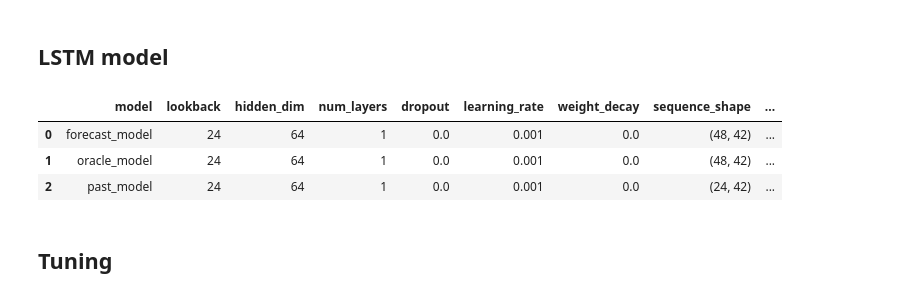
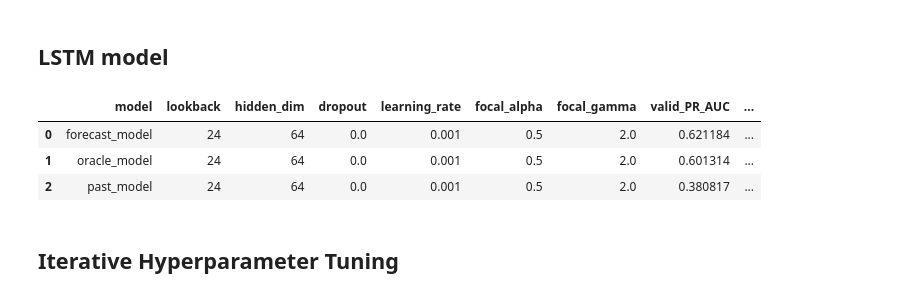
Before and after one commit to ranadeep83/Predicting_curtailment_events--Deep_Learning_Erdos-_2026, a Jupyter notebook: Experimental_modeling/lstm.ipynb, the cells around one changed output. Cells and saved outputs as stored; diff of their text form; code cells hidden in the pictures.

```diff
--- a/Experimental_modeling/lstm.ipynb
+++ b/Experimental_modeling/lstm.ipynb
@@ -229,9 +228,9 @@ def build_model_datasets(current_lookback):
     }
 
     summary = pd.DataFrame([
-        {"model": "past_model", "lookback": current_lookback, "train": len(datasets["past_model"]["y_train"]), "valid": len(datasets["past_model"]["y_valid"]), "test": len(datasets["past_model"]["y_test"]), "sequence_shape": X_past.shape[1:]},
-        {"model": "forecast_model", "lookback": current_lookback, "train": len(datasets["forecast_model"]["y_train"]), "valid": len(datasets["forecast_model"]["y_valid"]), "test": len(datasets["forecast_model"]["y_test"]), "sequence_shape": X_forecast.shape[1:]},
-        {"model": "oracle_model", "lookback": current_lookback, "train": len(datasets["oracle_model"]["y_train"]), "valid": len(datasets["oracle_model"]["y_valid"]), "test": len(datasets["oracle_model"]["y_test"]), "sequence_shape": X_oracle.shape[1:]},
+        {"model": "past_model", "lookback": current_lookback, "train": len(datasets["past_model"]["y_train"]), "valid": len(datasets["past_model"]["y_valid"]), "sequence_shape": X_past.shape[1:]},
+        {"model": "forecast_model", "lookback": current_lookback, "train": len(datasets["forecast_model"]["y_train"]), "valid": len(datasets["forecast_model"]["y_valid"]), "sequence_shape": X_forecast.shape[1:]},
+        {"model": "oracle_model", "lookback": current_lookback, "train": len(datasets["oracle_model"]["y_train"]), "valid": len(datasets["oracle_model"]["y_valid"]), "sequence_shape": X_oracle.shape[1:]},
     ]).set_index("model")
 
     return datasets, summary, common_times
@@ -261,11 +260,12 @@ class CurtailmentLSTM(nn.Module):
             dropout=dropout if num_layers > 1 else 0.0,
             batch_first=True,
         )
+        self.output_dropout = nn.Dropout(dropout)
         self.fc = nn.Linear(hidden_dim, 1)
 
     def forward(self, x):
         lstm_out, _ = self.lstm(x)
-        last_step = lstm_out[:, -1, :]
+        last_step = self.output_dropout(lstm_out[:, -1, :])
         return self.fc(last_step).squeeze(-1)
 # %%
 # Dataloaders
@@ -488,46 +502,46 @@ def run_experiment(
     return result
 # %%
-# Run all three models and average over three seeds.
+# Compare the three model inputs with the default LSTM configuration.
 seed_rows = []
 
 for seed in seeds:
     for model_name, model_data in datasets.items():
         seed_rows.append(
             run_experiment(
                 model_name,
                 model_data,
                 seed=seed,
                 lookback_value=lookback,
                 verbose=False,
             )
         )
 
 seed_results_df = pd.DataFrame(seed_rows)
-
 results_df = (
     seed_results_df
-    .groupby(["model", "lookback", "hidden_dim", "num_layers", "dropout", "learning_rate", "weight_decay", "sequence_shape"], sort=False)
+    .groupby(
+        [
+            "model", "lookback", "hidden_dim", "dropout",
+            "learning_rate", "focal_alpha", "focal_gamma",
+        ],
+        sort=False,
+    )
     .agg(
         valid_PR_AUC=("valid_PR_AUC", "mean"),
         selected_valid_F1=("selected_valid_F1", "mean"),
-        selected_threshold_mean=("selected_threshold", "mean"),
-        valid_PR_AUC_std=("valid_PR_AUC", "std"),
-        selected_valid_F1_std=("selected_valid_F1", "std"),
-        train_size=("train_size", "first"),
-        valid_size=("valid_size", "first"),
-        test_size=("test_size", "first"),
+        selected_threshold=("selected_threshold", "mean"),
     )
     .reset_index()
-    .sort_values(["selected_valid_F1", "valid_PR_AUC"], ascending=False)
+    .sort_values(["valid_PR_AUC", "selected_valid_F1"], ascending=False)
     .reset_index(drop=True)
 )
 
 display(results_df)
 # %% [output]
-|  | model | lookback | hidden_dim | num_layers | dropout | learning_rate | weight_decay | sequence_shape | ... |
-| 0 | forecast_model | 24 | 64 | 1 | 0.0 | 0.001 | 0.0 | (48, 42) | ... |
-| 1 | oracle_model | 24 | 64 | 1 | 0.0 | 0.001 | 0.0 | (48, 42) | ... |
-| 2 | past_model | 24 | 64 | 1 | 0.0 | 0.001 | 0.0 | (24, 42) | ... |
+|  | model | lookback | hidden_dim | dropout | learning_rate | focal_alpha | focal_gamma | valid_PR_AUC | ... |
+| 0 | forecast_model | 24 | 64 | 0.0 | 0.001 | 0.5 | 2.0 | 0.621184 | ... |
+| 1 | oracle_model | 24 | 64 | 0.0 | 0.001 | 0.5 | 2.0 | 0.601314 | ... |
+| 2 | past_model | 24 | 64 | 0.0 | 0.001 | 0.5 | 2.0 | 0.380817 | ... |
 # %% [markdown]
-## Tuning
+## Iterative Hyperparameter Tuning
 # %%
```
Also changed, not shown: parts of 9 cells of this notebook, 12 other files.
